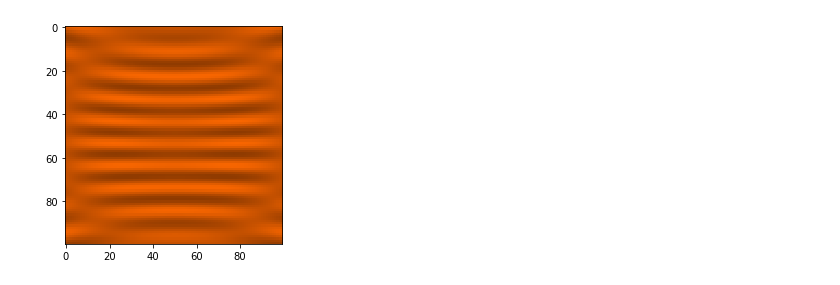
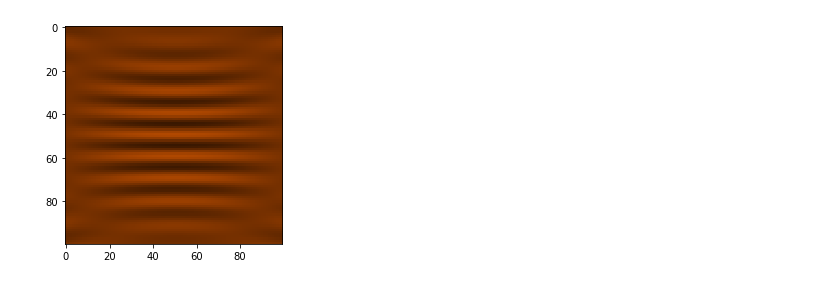
Before and after one commit to royess/RealMichelson, a Jupyter notebook: colored_examples.ipynb, the cells around one changed output. Drawn from its saved outputs; the diff is of its cells as text; code cells hidden in the pictures.

```diff
--- a/colored_examples.ipynb
+++ b/colored_examples.ipynb
@@ -58,17 +81,19 @@ Wall time: 682 ms
 # %%
 %%time
+
+fig, ax = plt.subplots()
 
 simulation = MichelsonSimulation()
 simulation.initialMirrorG([0, 0, 0], [-1, 1, 0])
 simulation.initialMirrorM1([0, 100, 0], [0, -1, 0])
 simulation.initialMirrorM2([100, 0, 0], [-1, 2.5e-6, 0])
 
-for y in np.arange(-40,40,20):
-    for z in np.arange(-40,40,20):
-        simulation.insertSource([-20, y, z], 589, 0.005)
+for y in np.arange(-20,20,10):
+    for z in np.arange(-20,20,10):
+        simulation.insertSource([-20, y, z], 589, False, 0.003)
 
+#print(simulation.source_list)
 simulation.changeToLocal()
-simulation.localInterference()
 
-showPattern(simulation, isColored=True)
+showPattern(ax, simulation, True)
 # %% [output]
@@ -76 +101 @@ Wall time: 3.28 s
-[figure, old version]
+[figure, new version]
```
Also changed, not shown: parts of 13 cells of this notebook, 2 other files.
